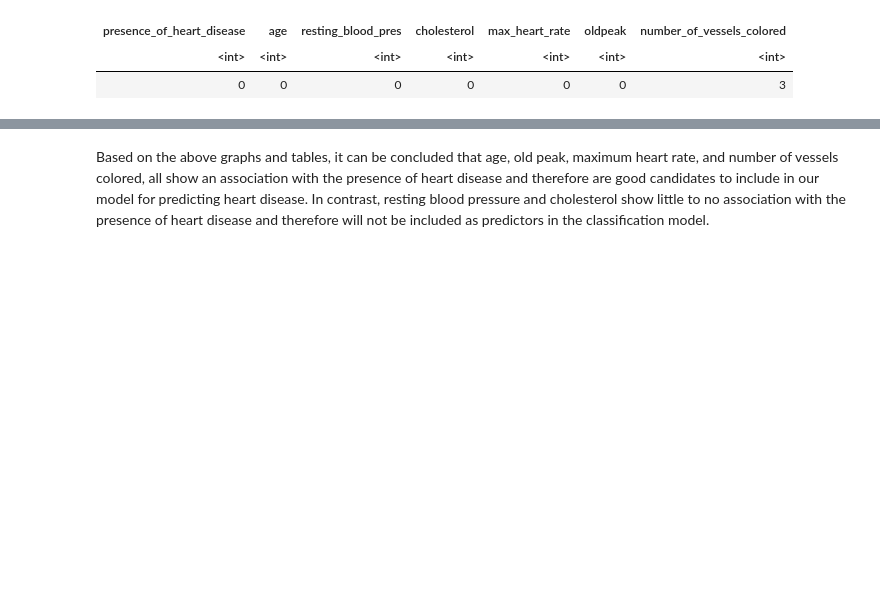
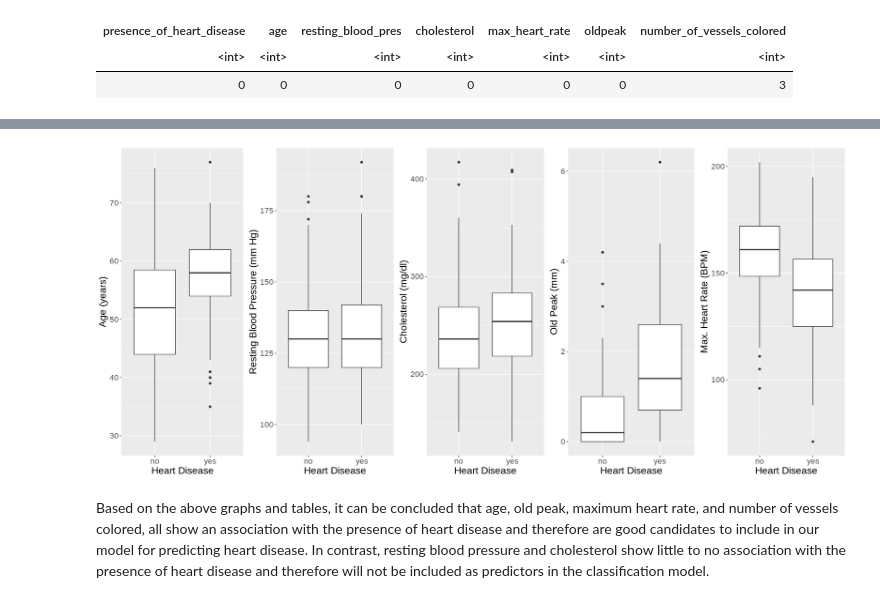
Before and after one commit to akosek4/DSCI-100-Heart-Disease-Project, a Jupyter notebook: Proposal_Rev1.ipynb, the cells around one changed output, grey strips where cells are left out. Drawn from its saved outputs; the diff is of its cells as text; code cells hidden in the pictures; blank space fills up the shorter version.

```diff
--- a/Proposal_Rev1.ipynb
+++ b/Proposal_Rev1.ipynb
@@ -215,3 +216,10 @@ Warning message:
+# %%
+options(repr.plot.width = 18, repr.plot.height = 8)
+
+plot_grid <- plot_grid(age_plot, rbp_plot, cholesterol_plot, oldpeak_plot, mhr_plot, ncol = 5)
+plot_grid
+# %% [output]
+[figure, added]
 # %% [markdown]
 Based on the above graphs and tables, it can be concluded that age, old peak, maximum heart rate, and number of vessels colored, all show an association with the presence of heart disease and therefore are good candidates to include in our model for predicting heart disease. In contrast, resting blood pressure and cholesterol show little to no association with the presence of heart disease and therefore will not be included as predictors in the classification model.
 # %% [markdown]
```
Also changed, not shown: parts of 2 cells of this notebook.
